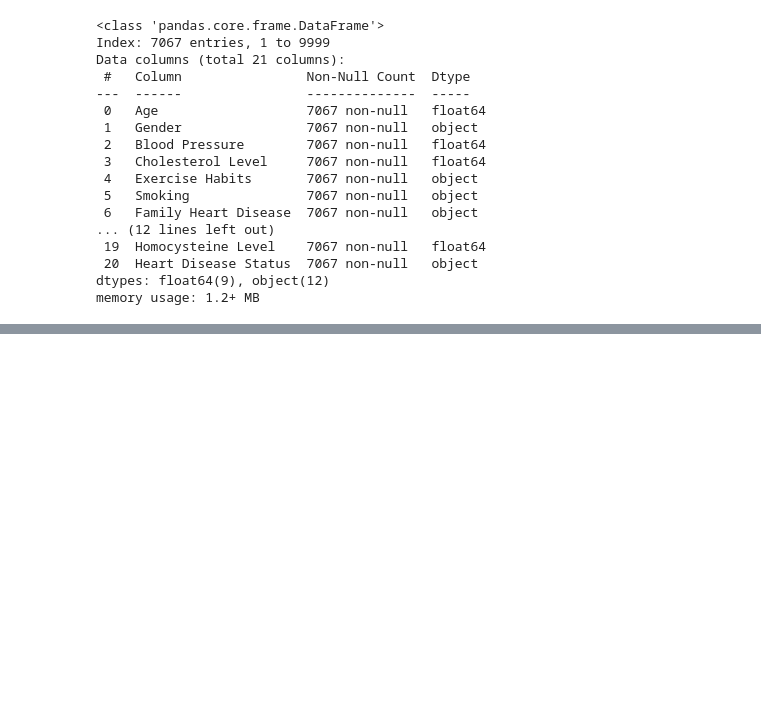
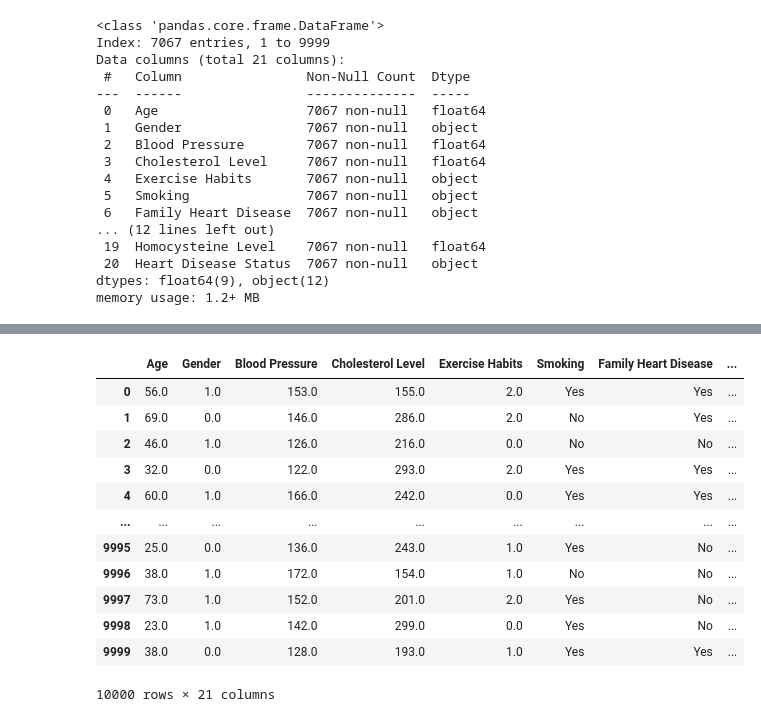
Before and after one commit to HongxuTeoh/AI_Assignment, a Jupyter notebook: AI_Assignment.ipynb, the cells around one changed output, grey strips where cells are left out. Saved outputs shown, nothing was run; the diff lists cells and outputs as text; code cells hidden in the pictures; blank space fills up the shorter version.

Commit message:
change column value - 1

```diff
--- a/AI_Assignment.ipynb
+++ b/AI_Assignment.ipynb
@@ -129,0 +183,22 @@ memory usage: 1.2+ MB
+# %%
+# to view the table's data, will delete it after done
+data = pd.read_csv('\AI_Assignment\heart_disease.csv')
+# %%
+data['Gender'] = data['Gender'].map({'Male': 1, 'Female': 0})
+data['Exercise Habits'] = data['Exercise Habits'].map({'Low': 0, 'Medium': 1, 'High': 2})
+# %%
+data
+# %% [output]
+|  | Age | Gender | Blood Pressure | Cholesterol Level | Exercise Habits | Smoking | Family Heart Disease | ... |
+| 0 | 56.0 | 1.0 | 153.0 | 155.0 | 2.0 | Yes | Yes | ... |
+| 1 | 69.0 | 0.0 | 146.0 | 286.0 | 2.0 | No | Yes | ... |
+| 2 | 46.0 | 1.0 | 126.0 | 216.0 | 0.0 | No | No | ... |
+| 3 | 32.0 | 0.0 | 122.0 | 293.0 | 2.0 | Yes | Yes | ... |
+| 4 | 60.0 | 1.0 | 166.0 | 242.0 | 0.0 | Yes | Yes | ... |
+| ... | ... | ... | ... | ... | ... | ... | ... | ... |
+| 9995 | 25.0 | 0.0 | 136.0 | 243.0 | 1.0 | Yes | No | ... |
+| 9996 | 38.0 | 1.0 | 172.0 | 154.0 | 1.0 | No | No | ... |
+| 9997 | 73.0 | 1.0 | 152.0 | 201.0 | 2.0 | Yes | No | ... |
+| 9998 | 23.0 | 1.0 | 142.0 | 299.0 | 0.0 | Yes | No | ... |
+| 9999 | 38.0 | 0.0 | 128.0 | 193.0 | 1.0 | Yes | Yes | ... |
+10000 rows × 21 columns
```
Also changed, not shown: parts of 2 cells of this notebook.
